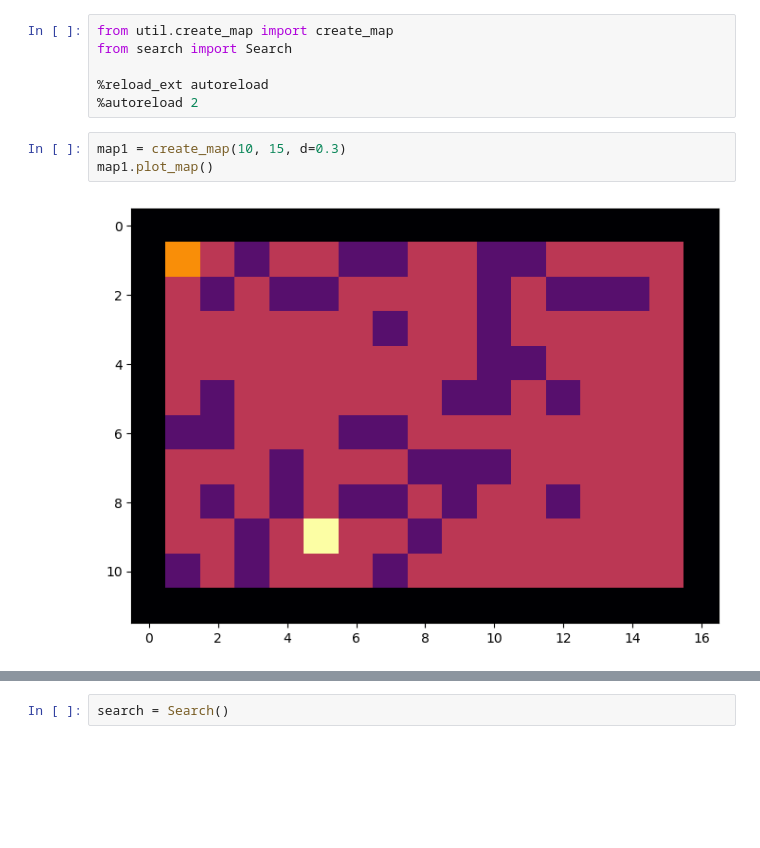
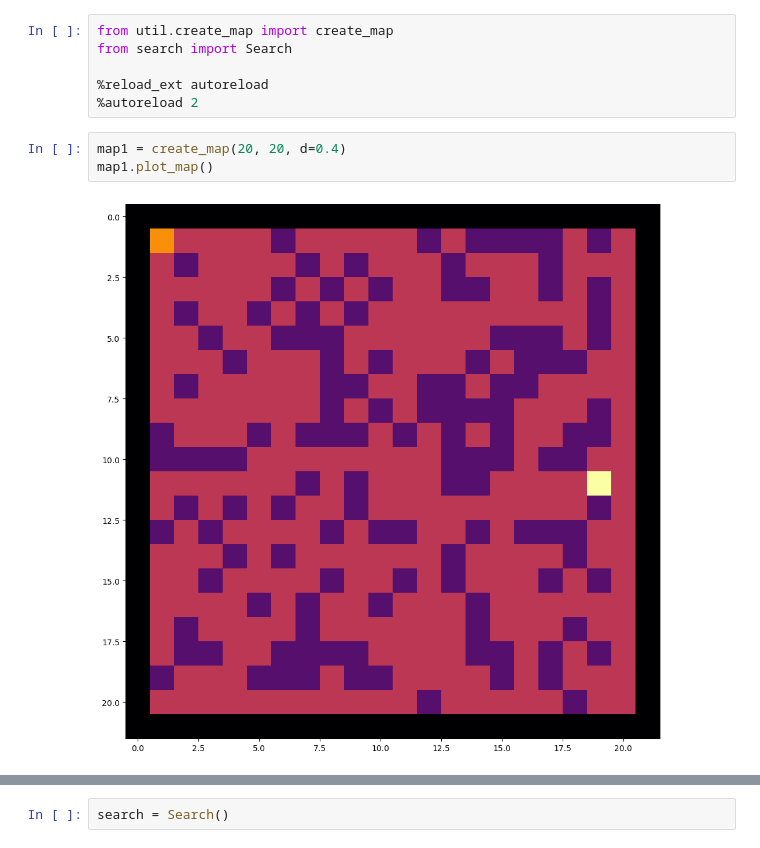
Before and after one commit to erenolg/BFS-DFS-Visualization, a Jupyter notebook: run.ipynb, the cells around one changed output, grey strips where cells are left out. Drawn from its saved outputs; the diff is of its cells as text; blank space fills up the shorter version.

```diff
--- a/run.ipynb
+++ b/run.ipynb
@@ -5,10 +5,10 @@ from search import Search
 %reload_ext autoreload
 %autoreload 2
 # %%
-map1 = create_map(10, 15, d=0.3)
+map1 = create_map(20, 20, d=0.4)
 map1.plot_map()
 # %% [output]
-[figure, old version]
+[figure, new version]
 # %%
 map1.plot_graph()
 # %% [output]
```
Also changed, not shown: parts of 7 cells of this notebook.
